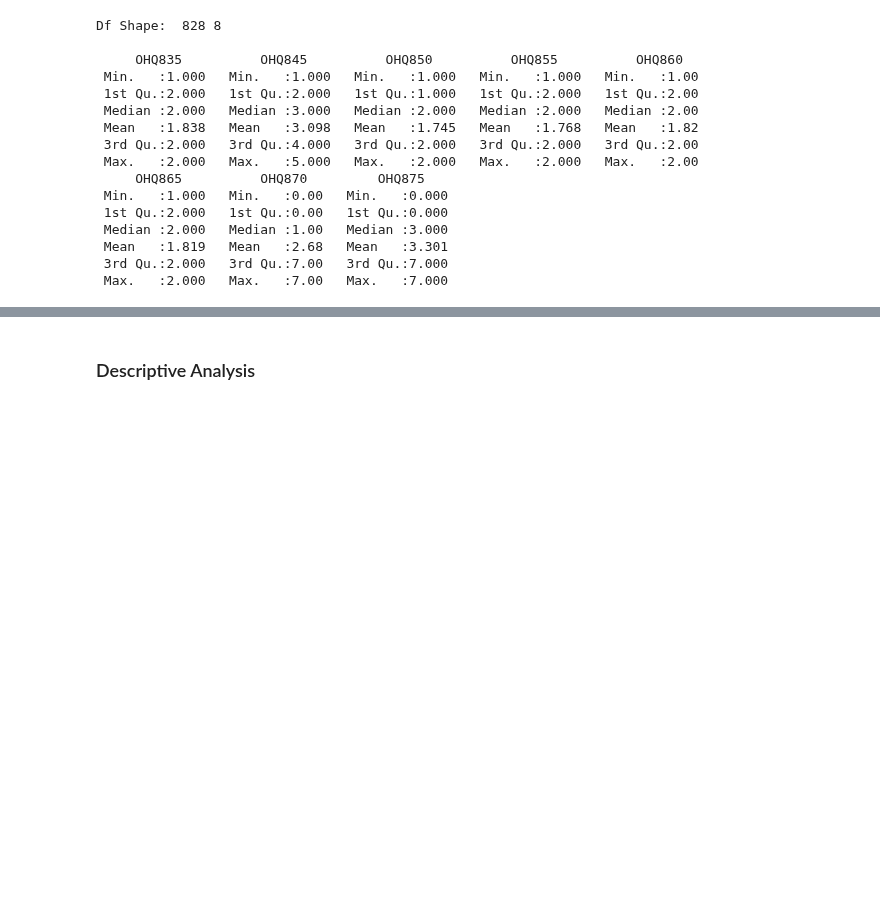
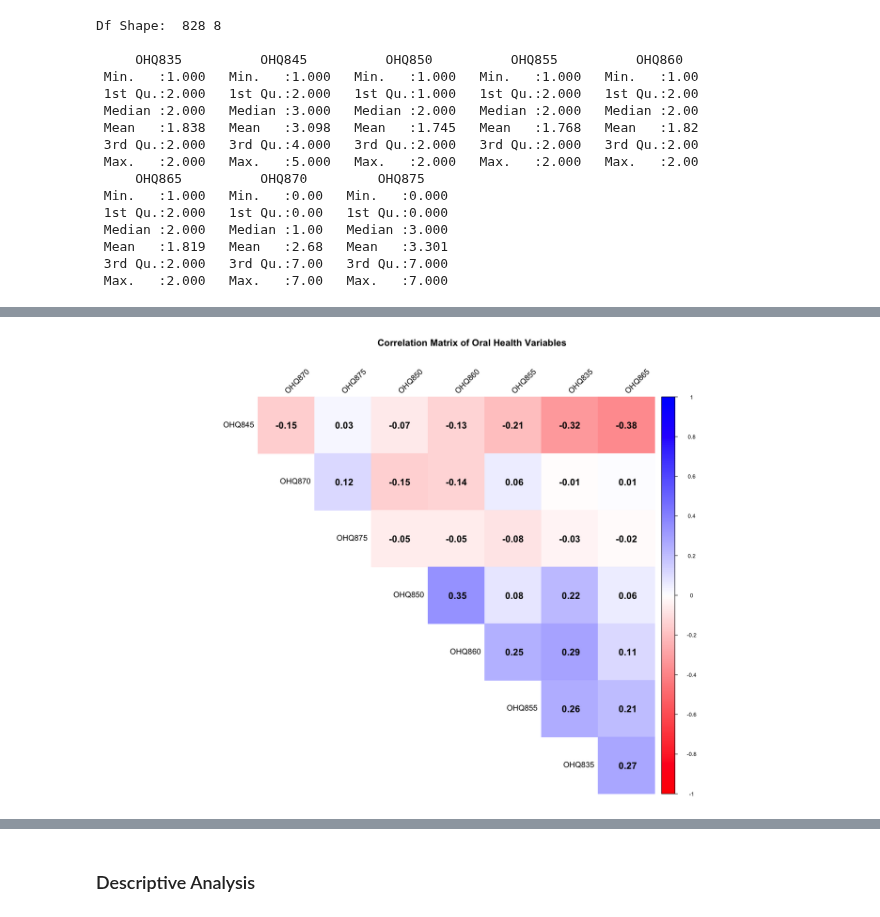
Before and after one commit to silvano315/Med-Physics, a Jupyter notebook: notebooks/NHANES_global_oral_health.ipynb, the cells around one changed output, grey strips where cells are left out. Cells and saved outputs as stored; diff of their text form; code cells hidden in the pictures; blank space fills up the shorter version.

```diff
--- a/notebooks/NHANES_global_oral_health.ipynb
+++ b/notebooks/NHANES_global_oral_health.ipynb
@@ -533,0 +619,17 @@ Df Shape:  828 8
+# %%
+# Pre-processing
+
+oral_vars <- c("OHQ835", "OHQ845", "OHQ850", "OHQ855",
+               "OHQ860", "OHQ865", "OHQ870", "OHQ875")
+
+df_oral <- df[, oral_vars]
+
+binary_vars <- c("OHQ835", "OHQ850", "OHQ855", "OHQ860", "OHQ865")
+df_oral[binary_vars] <- lapply(df_oral[binary_vars], as.factor)
+df_oral[binary_vars] <- lapply(df_oral[binary_vars], as.numeric)
+
+df_oral$OHQ845 <- as.numeric(factor(df_oral$OHQ845,
+                         levels = c(1,2,3,4,5),
+                         ordered = TRUE))
+
+head(df_oral)
@@ -533,0 +646,23 @@ Df Shape:  828 8
+# %%
+# Correlation matrix
+
+cor_matrix <- cor(df_oral, use = "pairwise.complete.obs")
+
+par(bg = "white")
+options(repr.plot.width = 16, repr.plot.height = 10)
+corrplot(cor_matrix,
+         method = "color",
+         type = "upper",
+         order = "hclust",
+         addCoef.col = "black",
+         tl.col = "black",
+         tl.srt = 45,
+         diag = FALSE,
+         number.cex = 1.2,
+         col = colorRampPalette(c("red", "white", "blue"))(200),
+         cl.cex = 0.7,
+         mar = c(0, 0, 2, 0),
+         title = "Correlation Matrix of Oral Health Variables"
+)
+# %% [output]
+[figure, added]
```
Also changed, not shown: parts of 7 cells of this notebook.
